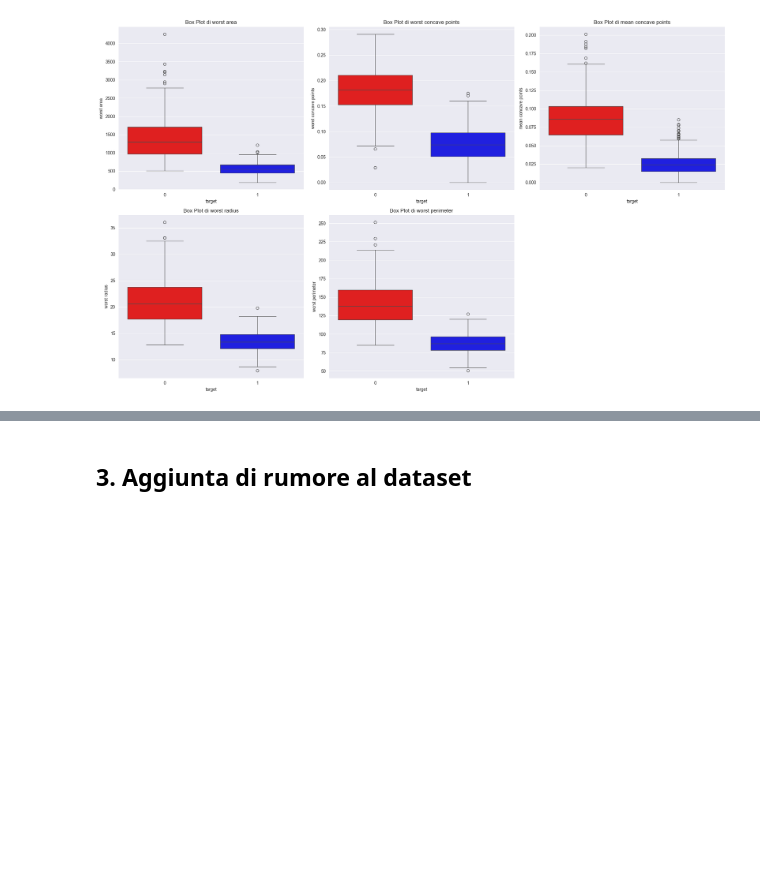
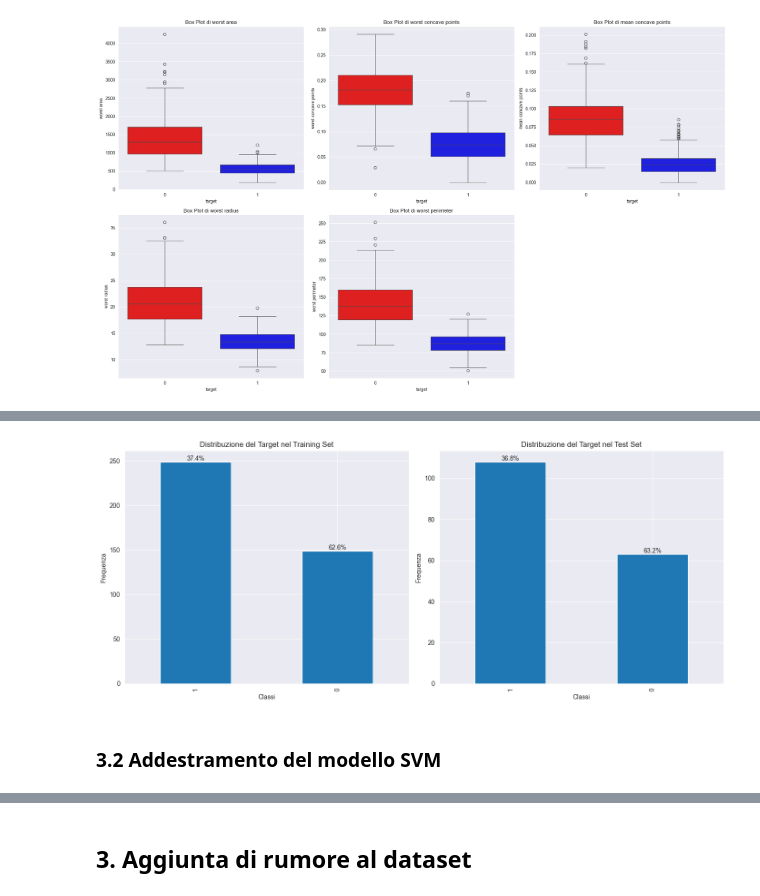
Before and after one commit to Code-Dani/Architetture-dati_Machine-learning-use-case, a Jupyter notebook: notebook.ipynb, the cells around one changed output, grey strips where cells are left out. Saved outputs shown, nothing was run; the diff lists cells and outputs as text; code cells hidden in the pictures; blank space fills up the shorter version.

Commit message:
aggiunto modello

```diff
--- a/notebook.ipynb
+++ b/notebook.ipynb
@@ -248,0 +257,6 @@ plt.show()
+# %%
+# Split del dataset in train e test
+X_train, X_test, y_train, y_test = train_test_split(X, y, test_size=0.3, random_state=42)
+
+print("Dimensione del training set (70%):", X_train.shape)
+print("Dimensione del test set (30%):", X_test.shape)
@@ -248,0 +279,35 @@ plt.show()
+# %%
+# Conta le occorrenze di ogni classe nel training set e nel test set
+train_counts = y_train.value_counts()
+test_counts = y_test.value_counts()
+
+# Calcola le percentuali
+train_percentages = (train_counts / train_counts.sum()) * 100
+test_percentages = (test_counts / test_counts.sum()) * 100
+
+# Crea una figura e assi per i due grafici
+fig, ax = plt.subplots(1, 2, figsize=(14, 6))
+
+# Grafico per il training set
+train_counts.plot(kind='bar', ax=ax[0])
+for i, count in enumerate(train_counts):
+    ax[0].text(i, count, f'{train_percentages[i]:.1f}%', ha='center', va='bottom')
+ax[0].set_title('Distribuzione del Target nel Training Set')
+ax[0].set_xlabel('Classi')
+ax[0].set_ylabel('Frequenza')
+
+# Grafico per il test set
+test_counts.plot(kind='bar', ax=ax[1])
+for i, count in enumerate(test_counts):
+    ax[1].text(i, count, f'{test_percentages[i]:.1f}%', ha='center', va='bottom')
+ax[1].set_title('Distribuzione del Target nel Test Set')
+ax[1].set_xlabel('Classi')
+ax[1].set_ylabel('Frequenza')
+
+# Mostra i grafici
+plt.tight_layout()
+plt.show()
+# %% [output]
+[figure, added]
+# %% [markdown]
+### 3.2 Addestramento del modello SVM
```
Also changed, not shown: parts of 8 cells of this notebook.
